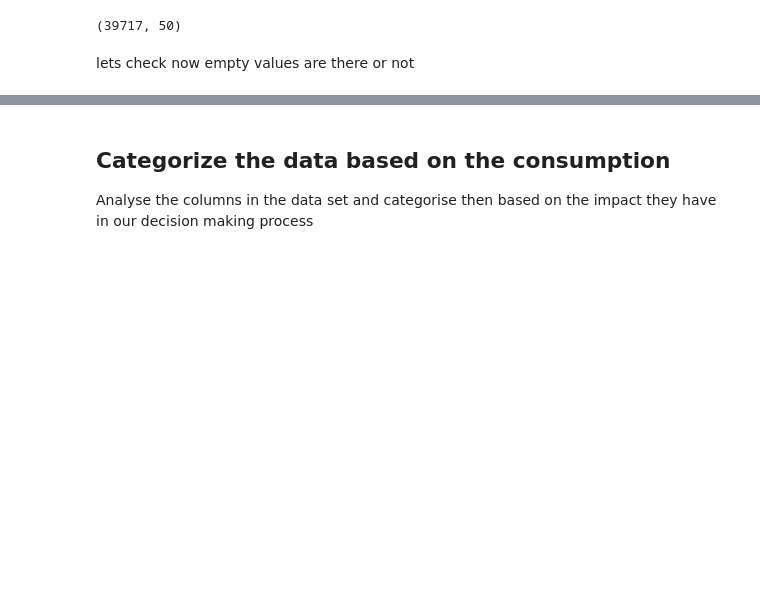
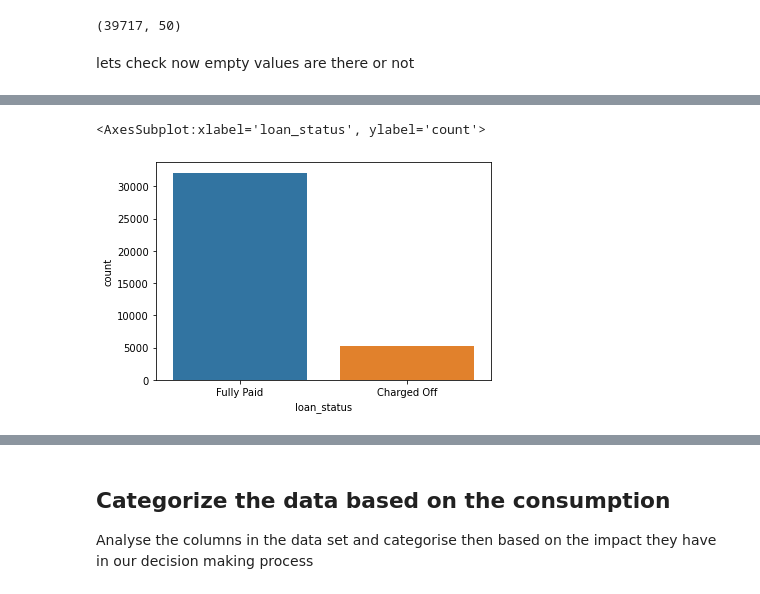
Before and after one commit to sreejith-rajashekaran/LendingClubCaseStudy, a Jupyter notebook: LendingClubCaseStudyFinal.ipynb, the cells around one changed output, grey strips where cells are left out. Cells and saved outputs as stored; diff of their text form; code cells hidden in the pictures; blank space fills up the shorter version.

```diff
--- a/LendingClubCaseStudyFinal.ipynb
+++ b/LendingClubCaseStudyFinal.ipynb
@@ -265,0 +481,2 @@ dtype: float64
+# %%
+data_set_clean.drop(['delinq_amnt','application_type','policy_code','initial_list_status','acc_now_delinq','pymnt_plan','member_id','url','id','funded_amnt_inv','delinq_2yrs','revol_bal','zip_code'], axis = 1, inplace = True)
@@ -265,0 +530,3 @@ dtype: float64
+# %%
+data_set_clean = data_set_clean[data_set_clean.loan_status != "Current"]
+data_set_clean.shape
@@ -265,0 +558,2 @@ dtype: float64
+# %%
+data_set_clean.drop(['inq_last_6mths','open_acc','pub_rec','revol_util','out_prncp','out_prncp_inv','total_pymnt','total_pymnt_inv','total_rec_prncp','total_rec_int','total_rec_late_fee','recoveries','collection_recovery_fee','last_pymnt_d','last_pymnt_amnt','last_credit_pull_d','funded_amnt','issue_d'], axis = 1, inplace = True)
@@ -265,0 +587,21 @@ dtype: float64
+# %%
+emp_length_dict = {
+    '< 1 year' : 0,
+    '1 year' : 1,
+    '2 years' : 2,
+    '3 years' : 3,
+    '4 years' : 4,
+    '5 years' : 5,
+    '6 years' : 6,
+    '7 years' : 7,
+    '8 years' : 8,
+    '9 years' : 9,
+    '10+ years' : 10
+}
+data_set_clean = data_set_clean.replace({"emp_length": emp_length_dict })
+# %%
+
+sns.countplot(data_set_clean["loan_status"])
+# %% [output]
+<AxesSubplot:xlabel='loan_status', ylabel='count'>
+[figure, added]
```
Also changed, not shown: parts of 40 cells of this notebook.
